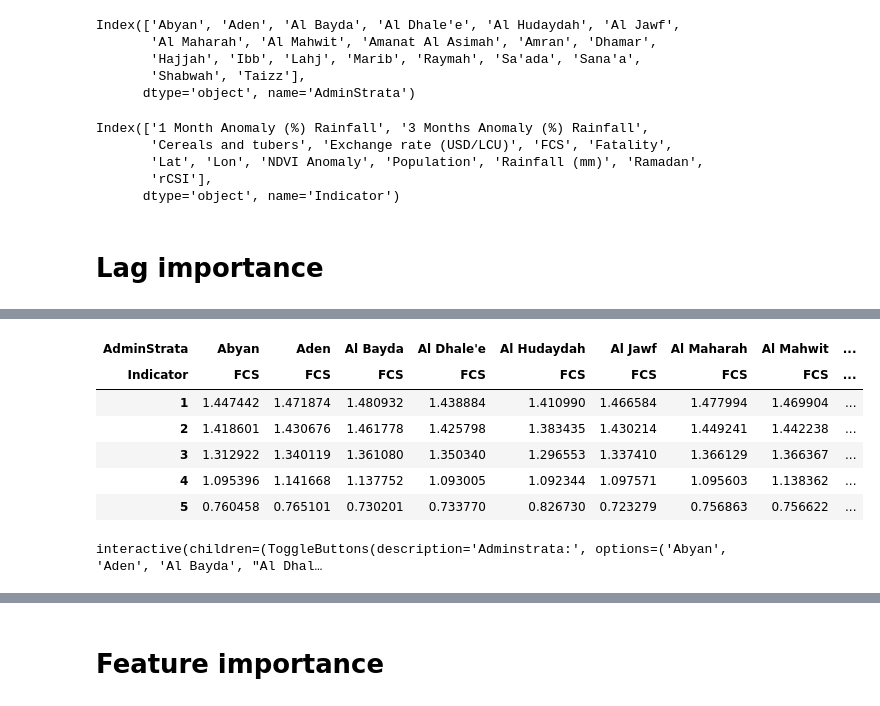
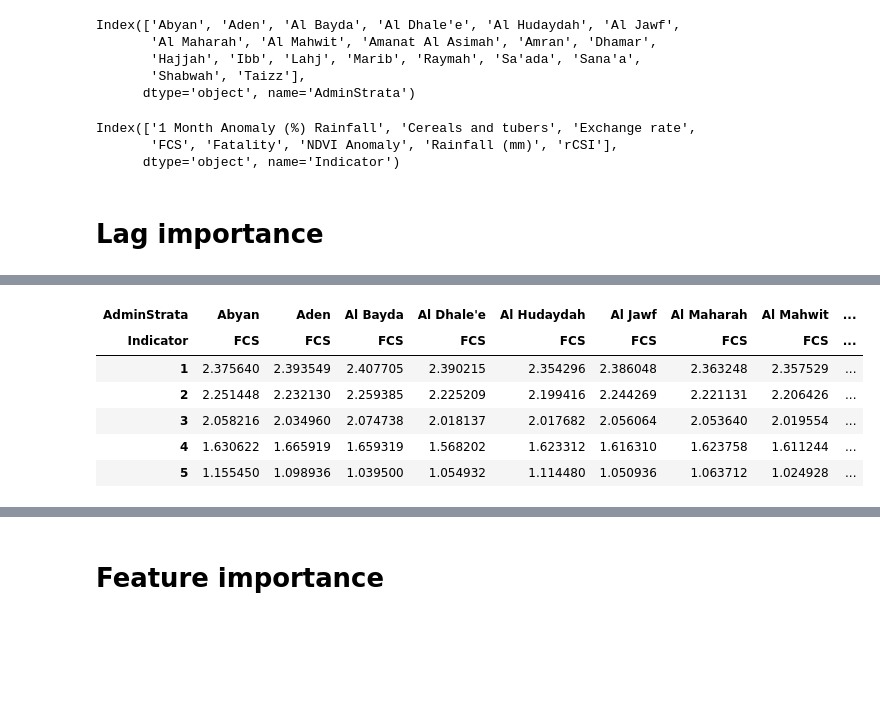
Before and after one commit to pietro-foini/ISI-WFP, a Jupyter notebook: project/Symbolic Transfer Entropy/Causality - Symbolic Transfer Entropy .ipynb, the cells around one changed output, grey strips where cells are left out. Saved outputs shown, nothing was run; the diff lists cells and outputs as text; code cells hidden in the pictures; blank space fills up the shorter version.

```diff
--- a/project/Symbolic Transfer Entropy/Causality - Symbolic Transfer Entropy .ipynb
+++ b/project/Symbolic Transfer Entropy/Causality - Symbolic Transfer Entropy .ipynb
@@ -7,10 +30,13 @@ from tqdm import tqdm
 # %% [markdown]
 ## Dataset
+# %%
+# Define the country name.
+COUNTRY = "Yemen"
 # %%
-PATH_TO_DATA_FOLDER = "../Dataset time-series/data/Yemen/"
+PATH_TO_DATA_FOLDER = "../Dataset time-series/data/" + COUNTRY + "/"
 # %%
 # Load the dataset.
-df = pd.read_csv(PATH_TO_DATA_FOLDER + "all_train.csv", header = [0, 1], index_col = 0)
+df = pd.read_csv(PATH_TO_DATA_FOLDER + "Yemen-day.csv", header = [0, 1], index_col = 0)
 df.index.name = "Datetime"
 df.index = pd.to_datetime(df.index)
 freq = "D"
@@ -35,0 +44,4 @@ df
+# %%
+# Delete the static features, the features not selected by the experts and the features that we decided to ignore based on correlation analysis.
+df.drop(["Ramadan", "Lat", "Lon", "Population", "Code", "3 Months Anomaly (%) Rainfall", "NDVI", "Fuel", "Meat, fish and eggs", "Miscellaneous food", "Oil and fats", "Pulses and nuts", "Vegetables and fruits", "Wage"], axis = 1, level = 1, inplace = True)
+df
@@ -46,8 +74,6 @@ Index(['Abyan', 'Aden', 'Al Bayda', 'Al Dhale'e', 'Al Hudaydah', 'Al Jawf',
 PREDICTORS = df.columns.get_level_values(1).unique()
 PREDICTORS
 # %% [output]
-Index(['1 Month Anomaly (%) Rainfall', '3 Months Anomaly (%) Rainfall',
-       'Cereals and tubers', 'Exchange rate (USD/LCU)', 'FCS', 'Fatality',
-       'Lat', 'Lon', 'NDVI Anomaly', 'Population', 'Rainfall (mm)', 'Ramadan',
-       'rCSI'],
+Index(['1 Month Anomaly (%) Rainfall', 'Cereals and tubers', 'Exchange rate',
+       'FCS', 'Fatality', 'NDVI Anomaly', 'Rainfall (mm)', 'rCSI'],
       dtype='object', name='Indicator')
@@ -69,25 +93,26 @@ df_fcs.head()
 | 2018-08-25 | 34.533738 | 24.338942 | 48.076367 | 40.495283 | 21.687916 | 40.400411 | 16.566265 | 25.198260 | ... |
 | 2018-08-26 | 32.327892 | 24.294671 | 48.911223 | 40.991926 | 21.371394 | 35.632689 | 20.193152 | 25.808842 | ... |
 # %%
-lags = 20
+# Compute the entropy rate.
+lags = 15
 def history_length_Y(serie):
     adminstrata = serie.name[0]
     y = list()
     for k in range(lags):
-        result = STE.entropy_rate(serie, m = 3, k = k+1)
+        result = STE.entropy_rate(serie, m = 3, k = k+1, h = 1)
         y.append(result)
 
     return y
 
 tqdm.pandas()
 df_results_Y = df_fcs.progress_apply(history_length_Y)
 df_results_Y.index = df_results_Y.index  + 1
 df_results_Y.head()
 # %% [output]
 | AdminStrata | Abyan | Aden | Al Bayda | Al Dhale'e | Al Hudaydah | Al Jawf | Al Maharah | Al Mahwit | ... |
 | Indicator | FCS | FCS | FCS | FCS | FCS | FCS | FCS | FCS | ... |
-| 1 | 1.447442 | 1.471874 | 1.480932 | 1.438884 | 1.410990 | 1.466584 | 1.477994 | 1.469904 | ... |
-| 2 | 1.418601 | 1.430676 | 1.461778 | 1.425798 | 1.383435 | 1.430214 | 1.449241 | 1.442238 | ... |
-| 3 | 1.312922 | 1.340119 | 1.361080 | 1.350340 | 1.296553 | 1.337410 | 1.366129 | 1.366367 | ... |
-| 4 | 1.095396 | 1.141668 | 1.137752 | 1.093005 | 1.092344 | 1.097571 | 1.095603 | 1.138362 | ... |
-| 5 | 0.760458 | 0.765101 | 0.730201 | 0.733770 | 0.826730 | 0.723279 | 0.756863 | 0.756622 | ... |
+| 1 | 2.375640 | 2.393549 | 2.407705 | 2.390215 | 2.354296 | 2.386048 | 2.363248 | 2.357529 | ... |
+| 2 | 2.251448 | 2.232130 | 2.259385 | 2.225209 | 2.199416 | 2.244269 | 2.221131 | 2.206426 | ... |
+| 3 | 2.058216 | 2.034960 | 2.074738 | 2.018137 | 2.017682 | 2.056064 | 2.053640 | 2.019554 | ... |
+| 4 | 1.630622 | 1.665919 | 1.659319 | 1.568202 | 1.623312 | 1.616310 | 1.623758 | 1.611244 | ... |
+| 5 | 1.155450 | 1.098936 | 1.039500 | 1.054932 | 1.114480 | 1.050936 | 1.063712 | 1.024928 | ... |
@@ -116,7 +118,0 @@ def plot_df(name, df):
-# %%
-# Create figure.
-w = widgets.ToggleButtons(options = df_results_Y.columns.levels[0], description = "Adminstrata:",
-                          disabled = False)
-p = interact(plot_df, name = w, df = fixed(df_results_Y))
-# %% [output]
-interactive(children=(ToggleButtons(description='Adminstrata:', options=('Abyan', 'Aden', 'Al Bayda', "Al Dhal…
```
Also changed, not shown: parts of 32 cells of this notebook, 8 other files.
